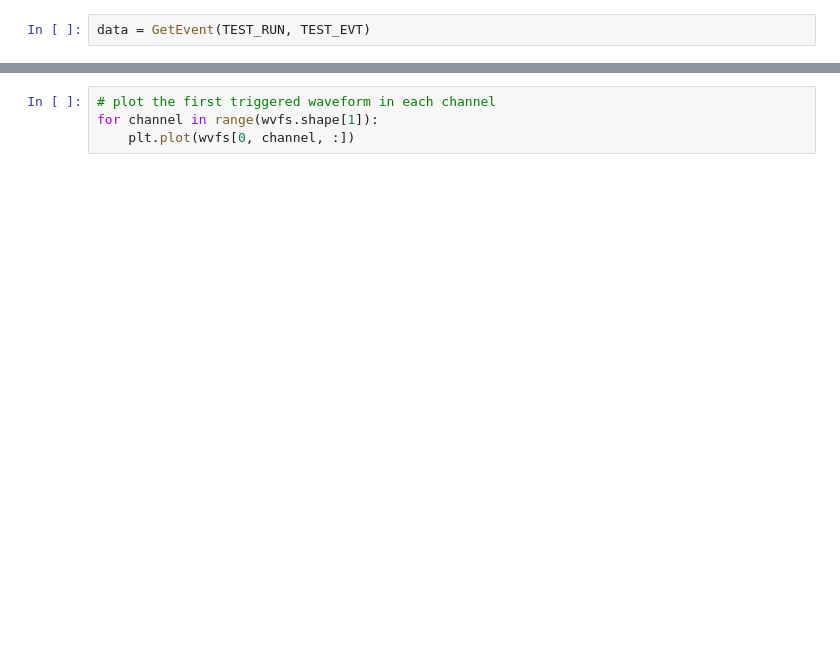
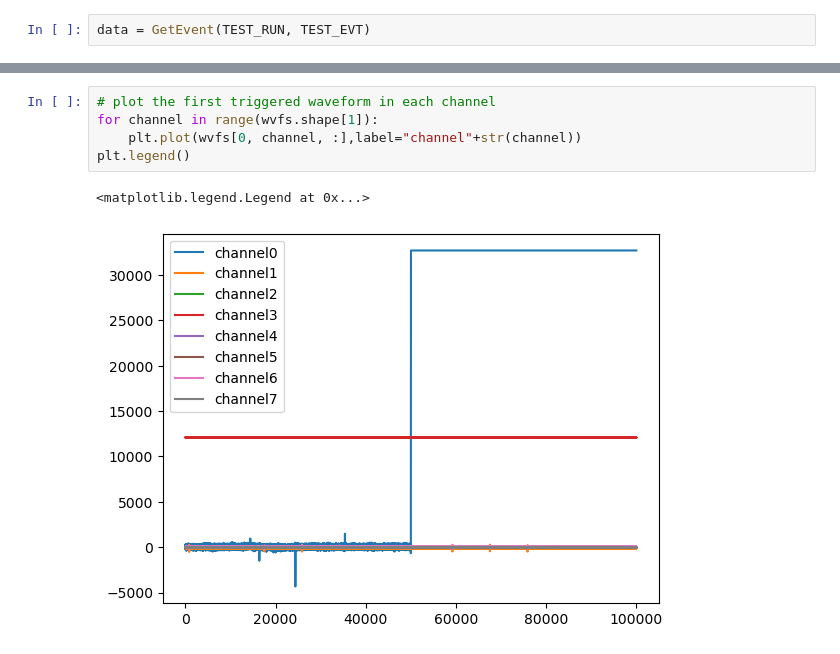
Before and after one commit to SBC-Collaboration/LAr10Ana, a Jupyter notebook: nb/examples/Piezo-Waveforms.ipynb, the cells around one changed output, grey strips where cells are left out. Cells and saved outputs as stored; diff of their text form; blank space fills up the shorter version.

```diff
--- a/nb/examples/Piezo-Waveforms.ipynb
+++ b/nb/examples/Piezo-Waveforms.ipynb
@@ -33,4 +49,8 @@ np.float64([[1e2, 1e3, 1e4, 1e5]]).shape
 # %%
 # plot the first triggered waveform in each channel
 for channel in range(wvfs.shape[1]):
-    plt.plot(wvfs[0, channel, :])
+    plt.plot(wvfs[0, channel, :],label="channel"+str(channel))
+plt.legend()
+# %% [output]
+<matplotlib.legend.Legend at 0x...>
+[figure, added]
```
Also changed, not shown: parts of 9 cells of this notebook, 4 other files.
